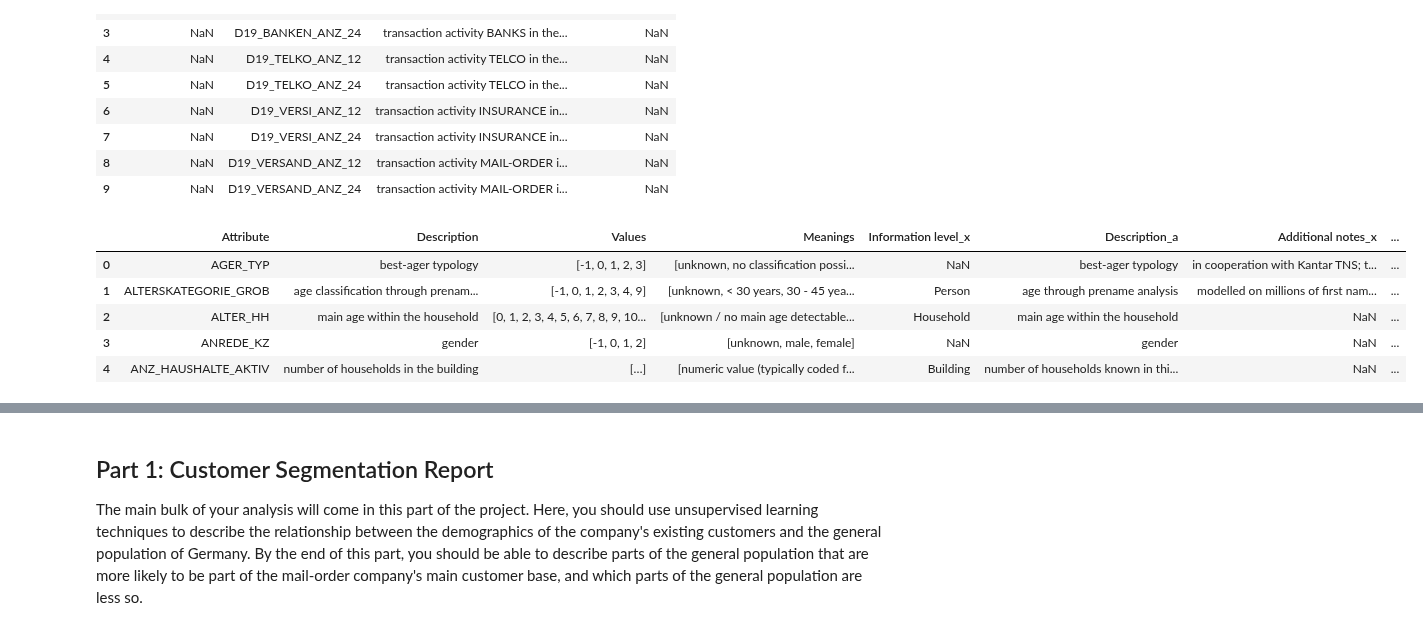
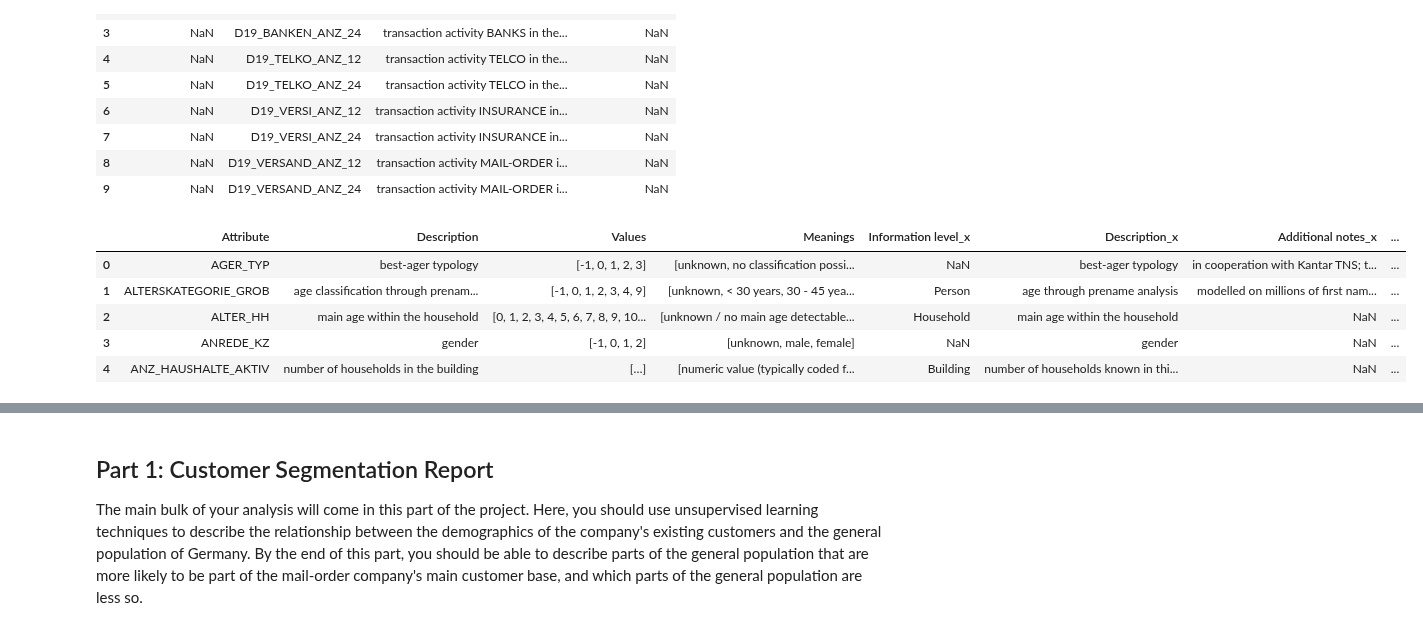
Before and after one commit to TK-Problem/nano_degree_DS, a Jupyter notebook: Capstone_project/Arvato_Project_Workbook.ipynb, the cells around one changed output, grey strips where cells are left out. Saved outputs shown, nothing was run; the diff lists cells and outputs as text; code cells hidden in the pictures.

Commit message:
Attributes renamed to match .xlsx files notation

```diff
--- a/Capstone_project/Arvato_Project_Workbook.ipynb
+++ b/Capstone_project/Arvato_Project_Workbook.ipynb
@@ -212,14 +216,15 @@ df_attr_3
 # %%
 # 4. join all DataFrames on Attribute and Description columns into one DataFrame.
 df_attr = pd.merge(df_attr_2, df_attr_3, on=['Attribute'], how='outer')
 df_attr = pd.merge(df_attr_1, df_attr, on=['Attribute'], how='outer')
 # rename Description_x columns
 # some descriptions for the same attribute differs in DataFrames, hence both descriptions are saved as separate columns
-df_attr = df_attr.rename(columns={'Description_x': 'Description_a', 'Description_y': 'Description_i'})
+# df_attr = df_attr.rename(columns={'Description_x': 'Description_a', 'Description_y': 'Description_i'})
 df_attr = df_attr.reset_index(drop=True)
+# del azdias['Description']
 df_attr.head()
 # %% [output]
-|  | Attribute | Description | Values | Meanings | Information level_x | Description_a | Additional notes_x | ... |
+|  | Attribute | Description | Values | Meanings | Information level_x | Description_x | Additional notes_x | ... |
 | 0 | AGER_TYP | best-ager typology | [-1, 0, 1, 2, 3] | [unknown, no classification possi... | NaN | best-ager typology | in cooperation with Kantar TNS; t... | ... |
 | 1 | ALTERSKATEGORIE_GROB | age classification through prenam... | [-1, 0, 1, 2, 3, 4, 9] | [unknown, < 30 years, 30 - 45 yea... | Person | age through prename analysis | modelled on millions of first nam... | ... |
 | 2 | ALTER_HH | main age within the household | [0, 1, 2, 3, 4, 5, 6, 7, 8, 9, 10... | [unknown / no main age detectable... | Household | main age within the household | NaN | ... |
```
Also changed, not shown: parts of 64 cells of this notebook, 1 other file.
